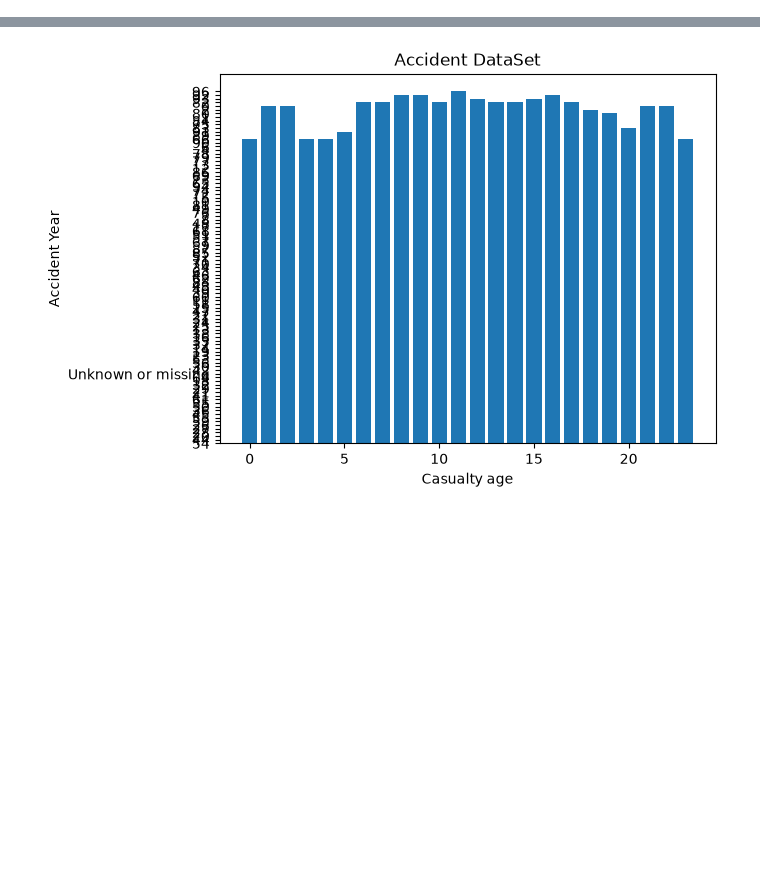
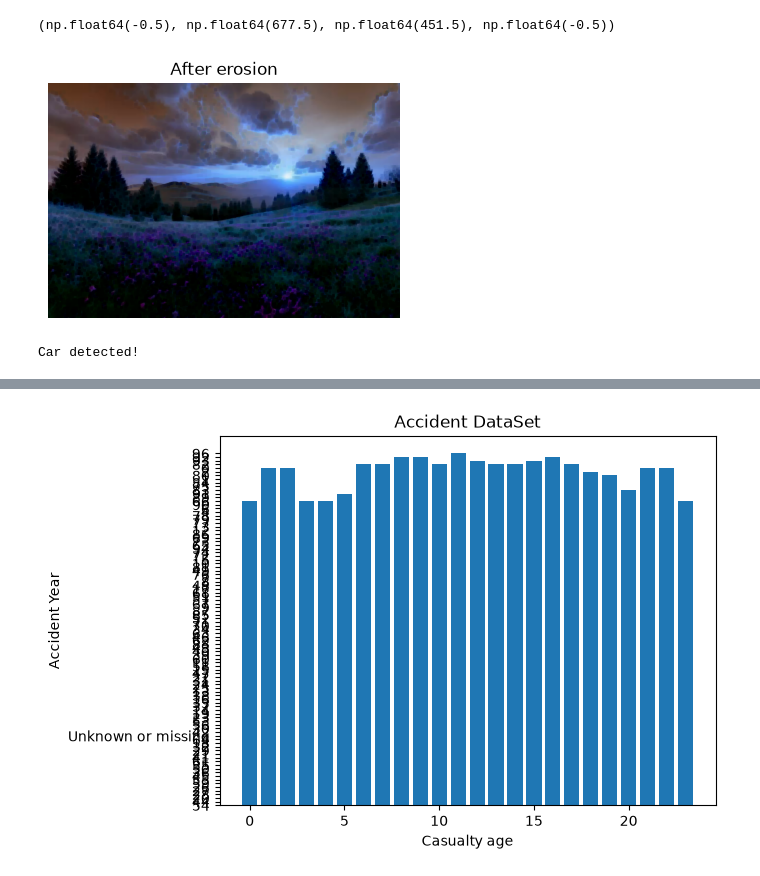
Before and after one commit to lokeshprg/BasicProjectsandTheory, a Jupyter notebook: iotramdom/testiot.ipynb, the cells around one changed output, grey strips where cells are left out. Drawn from its saved outputs; the diff is of its cells as text; code cells hidden in the pictures; blank space fills up the shorter version.

```diff
--- a/iotramdom/testiot.ipynb
+++ b/iotramdom/testiot.ipynb
@@ -43,0 +210,22 @@ cv2.destroyAllWindows()
+# %%
+# Day 24 Erosion:
+
+import cv2
+import numpy as np
+import matplotlib.pyplot as plt
+
+img = cv2.imread('images1.jpg')
+kernel = np.ones((5, 5), np.uint8)
+img_erosion = cv2.erode(img, kernel, iterations=1)
+plt.figure(figsize=(10,5))
+plt.subplot(1,2,1)
+plt.imshow(img, cmap='gray')
+plt.title('Original Image')
+plt.axis('off')
+plt.subplot(1,2,1)
+plt.imshow(img_erosion, cmap='gray')
+plt.title("After erosion")
+plt.axis('off')
+# %% [output]
+(np.float64(-0.5), np.float64(677.5), np.float64(451.5), np.float64(-0.5))
+[figure, added]
@@ -43,0 +308,47 @@ cv2.destroyAllWindows()
+# %%
+import cv2
+import time
+
+haar_cascade = 'cars.xml'
+car_caascade = cv2.CascadeClassifier(haar_cascade)
+if car_caascade.empty():
+    raise Exception("Error loading haar cascade file.")
+
+video = 'cars1.mp4'
+cap = cv2.VideoCapture(video)
+
+if not cap.isOpened():
+    raise Exception("Error opening video file.")
+
+car_detected = False
+detection_time = None
+
+cv2.namedWindow("video", cv2.WINDOW_NORMAL)
+cv2.setWindowProperty("video", cv2.WND_PROP_FULLSCREEN,cv2.WINDOW_FULLSCREEN)
+
+while cap.isOpened():
+    ret, frame = cap.read()
+    if not ret:
+        break
+    gray = cv2.cvtColor(frame, cv2.COLOR_BGR2GRAY)
+    cars = car_caascade.detectMultiScale(gray, scaleFactor=1.1, minNeighbors=8, minSize=(200,200))
+
+    if len(cars)>0 and not car_detected:
+        car_detected = True
+        detection_time = time.time()
+        print("Car detected!")
+
+    if car_detected and time.time() - detection_time>10:
+        break
+
+    for (x, y, w, h) in cars:
+        cv2.rectangle(frame, (x, y), (x+w, y+h), (0,0,255), 2)
+        cv2.imshow('video', frame)
+
+    if cv2.waitKey(33) == 27:
+        break
+
+cap.release()
+cv2.destroyAllWindows()
+# %% [output]
+Car detected!
```
Also changed, not shown: parts of 15 cells of this notebook, 37 other files.
